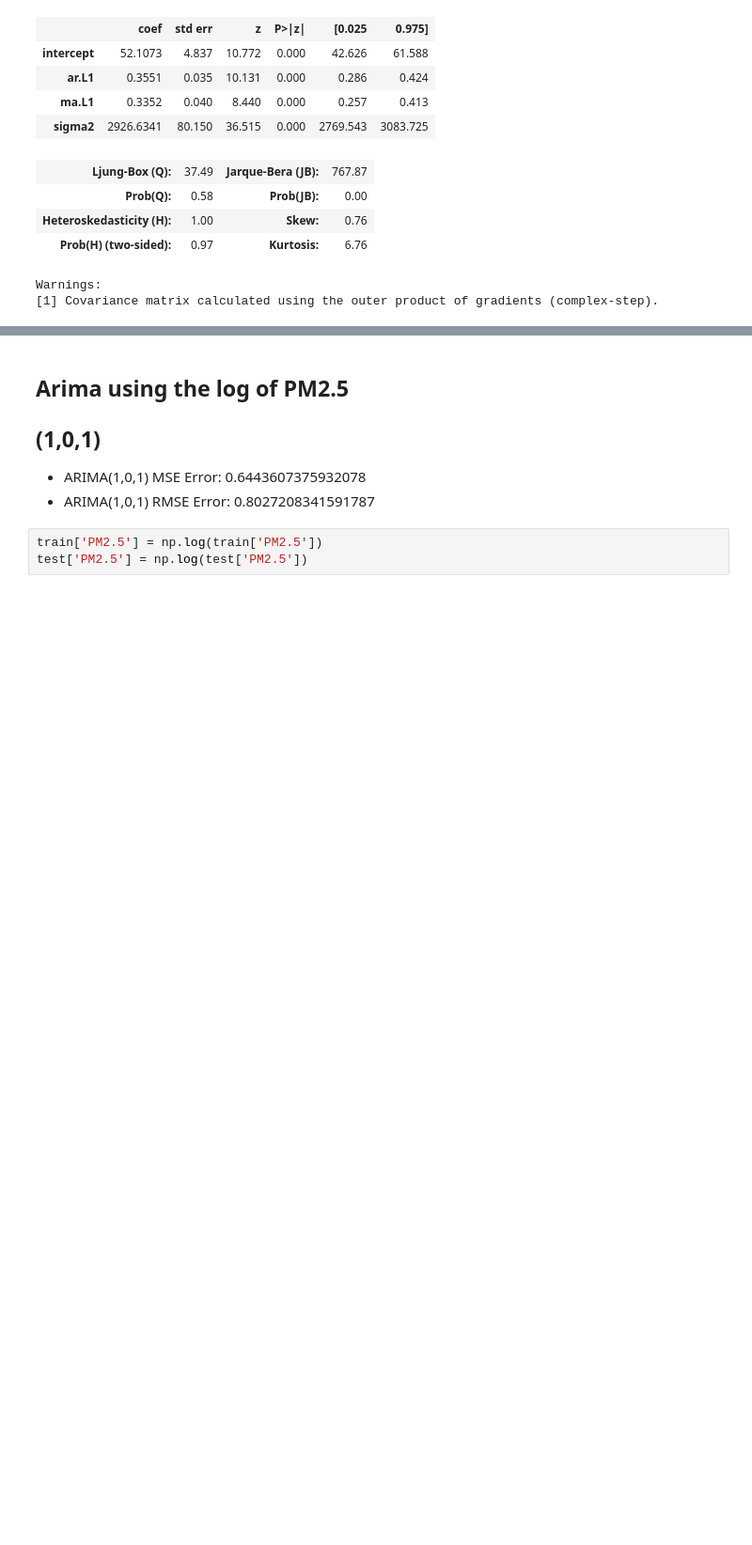
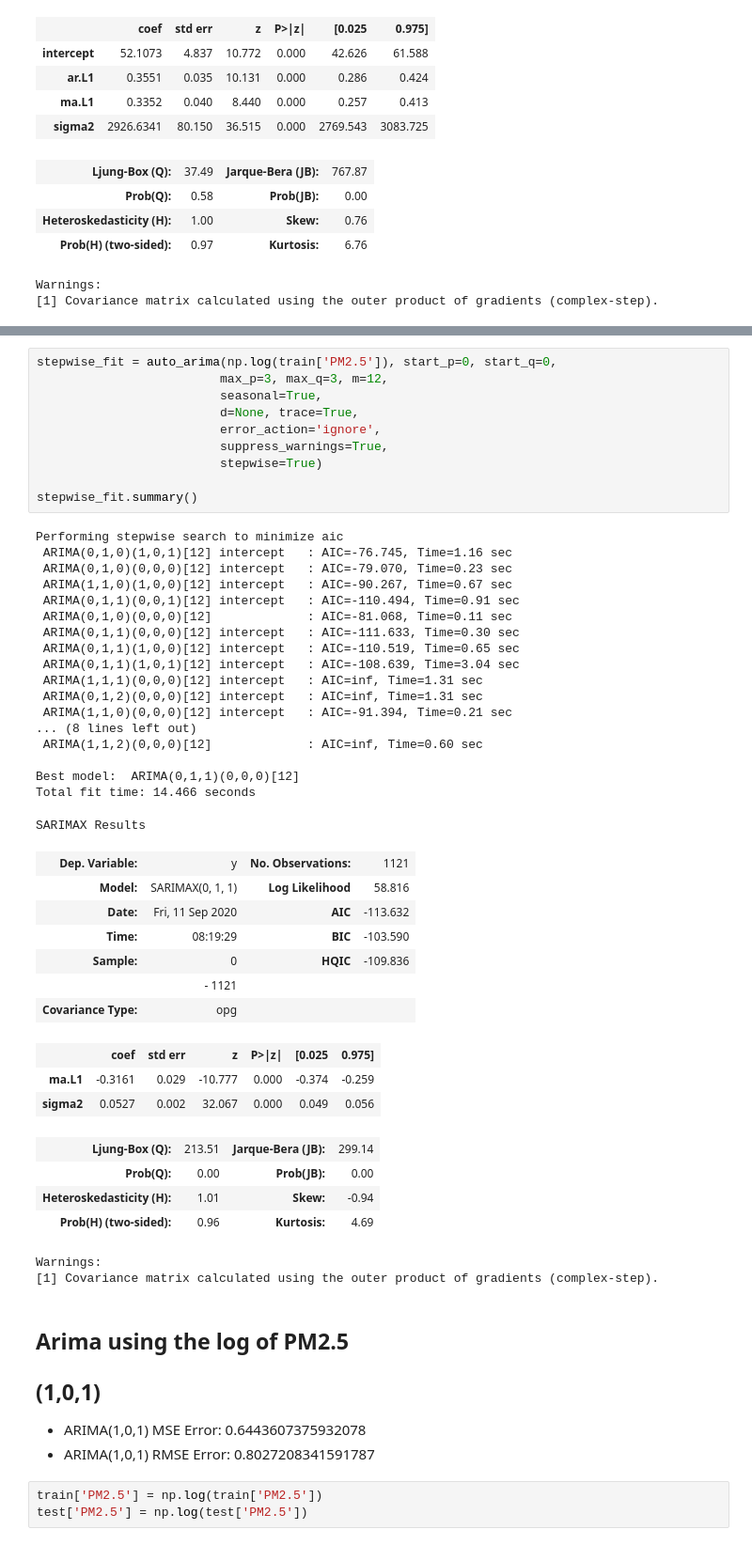
Before and after one commit to dolcikey/TimeSeriesForecasting_BeijingAirQuality, a Jupyter notebook: 003_Modeling.ipynb, the cells around one changed output, grey strips where cells are left out. Shown at 94% size. Cells and saved outputs as stored; diff of their text form; blank space fills up the shorter version.

```diff
--- a/003_Modeling.ipynb
+++ b/003_Modeling.ipynb
@@ -217,3 +134,48 @@ ARIMA(1,0,1) RMSE Error:  59.32627988261533
+# %%
+stepwise_fit = auto_arima(np.log(train['PM2.5']), start_p=0, start_q=0,
+                         max_p=3, max_q=3, m=12,
+                         seasonal=True,
+                         d=None, trace=True,
+                         error_action='ignore',
+                         suppress_warnings=True,
+                         stepwise=True)
+
+stepwise_fit.summary()
+# %% [output]
+Performing stepwise search to minimize aic
+ ARIMA(0,1,0)(1,0,1)[12] intercept   : AIC=-76.745, Time=1.16 sec
+ ARIMA(0,1,0)(0,0,0)[12] intercept   : AIC=-79.070, Time=0.23 sec
+ ARIMA(1,1,0)(1,0,0)[12] intercept   : AIC=-90.267, Time=0.67 sec
+ ARIMA(0,1,1)(0,0,1)[12] intercept   : AIC=-110.494, Time=0.91 sec
+ ARIMA(0,1,0)(0,0,0)[12]             : AIC=-81.068, Time=0.11 sec
+ ARIMA(0,1,1)(0,0,0)[12] intercept   : AIC=-111.633, Time=0.30 sec
+ ARIMA(0,1,1)(1,0,0)[12] intercept   : AIC=-110.519, Time=0.65 sec
+ ARIMA(0,1,1)(1,0,1)[12] intercept   : AIC=-108.639, Time=3.04 sec
+ ARIMA(1,1,1)(0,0,0)[12] intercept   : AIC=inf, Time=1.31 sec
+ ARIMA(0,1,2)(0,0,0)[12] intercept   : AIC=inf, Time=1.31 sec
+ ARIMA(1,1,0)(0,0,0)[12] intercept   : AIC=-91.394, Time=0.21 sec
+... (8 lines left out)
+ ARIMA(1,1,2)(0,0,0)[12]             : AIC=inf, Time=0.60 sec
+
+Best model:  ARIMA(0,1,1)(0,0,0)[12]
+Total fit time: 14.466 seconds
+SARIMAX Results
+| Dep. Variable: | y | No. Observations: | 1121 |
+| Model: | SARIMAX(0, 1, 1) | Log Likelihood | 58.816 |
+| Date: | Fri, 11 Sep 2020 | AIC | -113.632 |
+| Time: | 08:19:29 | BIC | -103.590 |
+| Sample: | 0 | HQIC | -109.836 |
+|  | - 1121 |  |  |
+| Covariance Type: | opg |  |  |
+|  | coef | std err | z | P>|z| | [0.025 | 0.975] |
+| ma.L1 | -0.3161 | 0.029 | -10.777 | 0.000 | -0.374 | -0.259 |
+| sigma2 | 0.0527 | 0.002 | 32.067 | 0.000 | 0.049 | 0.056 |
+| Ljung-Box (Q): | 213.51 | Jarque-Bera (JB): | 299.14 |
+| Prob(Q): | 0.00 | Prob(JB): | 0.00 |
+| Heteroskedasticity (H): | 1.01 | Skew: | -0.94 |
+| Prob(H) (two-sided): | 0.96 | Kurtosis: | 4.69 |
+Warnings:
+[1] Covariance matrix calculated using the outer product of gradients (complex-step).
 # %% [markdown]
 ## Arima using the log of PM2.5
 ## (1,0,1)
```
Also changed, not shown: parts of 14 cells of this notebook, 9 other files.
